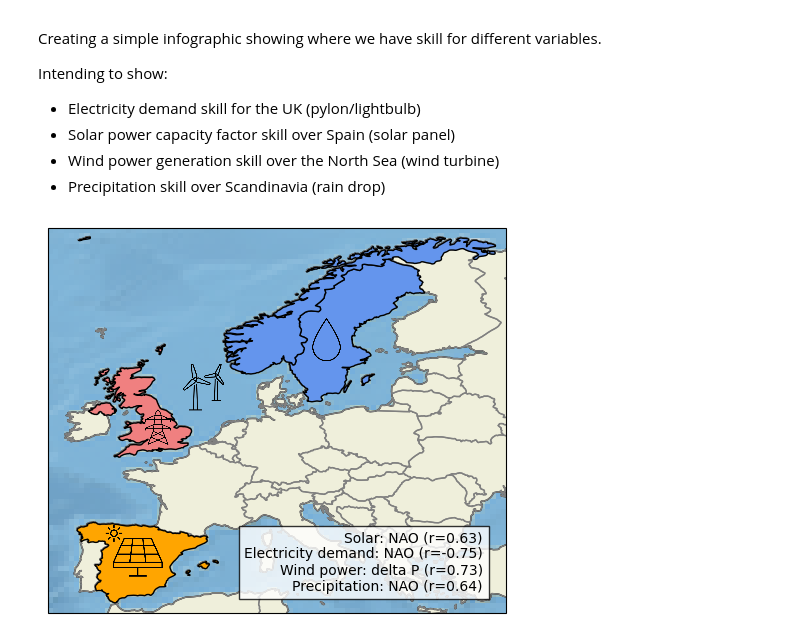
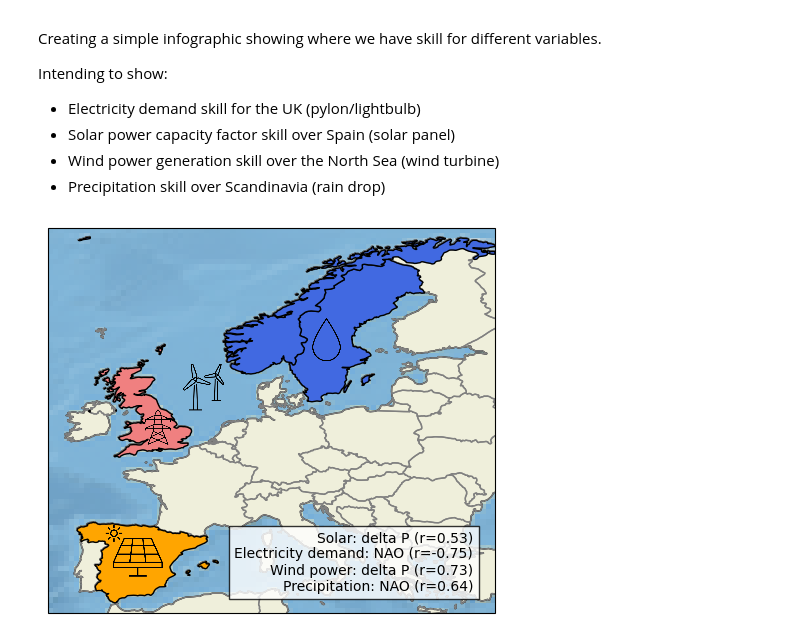
Before and after one commit to benhutchmet/energy-met-corr, a Jupyter notebook: infographic.ipynb, the cells around one changed output. Cells and saved outputs as stored; diff of their text form; code cells hidden in the pictures.

Commit message:
no more northern ireland

```diff
--- a/infographic.ipynb
+++ b/infographic.ipynb
@@ -39,9 +39,12 @@ boundaries = EEZ_shapefile.records()
 # # where ISO_SOV1 is in the list of eez_agg_countries
 # eez_shapefile = EEZ_shapefile[EEZ_shapefile["ISO_SOV1"].isin(dicts.eez_agg_countries)]
 # %%
+from shapely.geometry import shape, MultiPolygon
+from shapely.ops import unary_union
+
 fig = plt.figure(figsize=(10, 5))
 ax = fig.add_subplot(1, 1, 1, projection=ccrs.PlateCarree())
-ax.set_extent([-12, 32, 35, 72], crs=ccrs.PlateCarree())
+ax.set_extent([-12, 31, 35, 72], crs=ccrs.PlateCarree())
 ax.stock_img()
 
 rain_path = "/home/users/benhutch/energy-met-corr/images/rain.png"
@@ -77,13 +80,29 @@ countries = reader.records()
 highlight_countries = {
     'United Kingdom': 'lightcoral',
     'Spain': 'orange',
-    'Norway': 'cornflowerblue',
-    'Sweden': 'cornflowerblue',
+    'Norway': 'royalblue',
+    'Sweden': 'royalblue',
 }
+
+# Define the geometry of Northern Ireland (example coordinates)
+northern_ireland_geom = MultiPolygon([shape({
+    "type": "Polygon",
+    "coordinates": [[
+        [-8.0, 55.3], [-5.5, 55.3], [-5.5, 54.0], [-8.0, 54.0], [-8.0, 55.3]
+    ]]
+})])
 
 for country in countries:
     if country.attributes['NAME'] in highlight_countries:
         geom = shape(country.geometry)
+
+        # If the country is the United Kingdom, subtract Northern Ireland
+        if country.attributes['NAME'] == 'United Kingdom':
+            geom = geom.difference(northern_ireland_geom)
+
+        # # Print geom for debugging
+        # print(geom)
+
         ax.add_geometries([geom], ccrs.PlateCarree(),
                           facecolor=highlight_countries[country.attributes['NAME']],
                           edgecolor='black')
@@ -99,45 +118,45 @@ ax.add_artist(ab)
 # add the wind over the NOrth Sea
 ab = AnnotationBbox(wind, (2.6, 50), frameon=False, xycoords='data', boxcoords="offset points", pad=0.5)
 ax.add_artist(ab)
 
 # add the pylon over the UK
 ab = AnnotationBbox(pylon, (-1.3, 46.6), frameon=False, xycoords='data', boxcoords="offset points", pad=0.5)
 ax.add_artist(ab)
 
-# print all of the boundaries
-for boundary in boundaries:
-    if boundary.attributes["ISO_SOV1"] in dicts.eez_agg_countries:
-        geoname = boundary.attributes["GEONAME"]
-        if "Exclusive Economic Zone" in geoname and "(" not in geoname and ")" not in geoname:
-            # # print the iso code
-            # print(boundary.attributes["ISO_SOV1"])
-            # # print the geoname
-            # print(boundary.attributes["GEONAME"])
-            geom = shape(boundary.geometry)
-            ax.add_geometries([geom], ccrs.PlateCarree(),
-                              facecolor='pink',
-                              edgecolor='black')
+# # print all of the boundaries
+# for boundary in boundaries:
+#     if boundary.attributes["ISO_SOV1"] in dicts.eez_agg_countries:
+#         geoname = boundary.attributes["GEONAME"]
+#         if "Exclusive Economic Zone" in geoname and "(" not in geoname and ")" not in geoname:
+#             # # print the iso code
+#             # print(boundary.attributes["ISO_SOV1"])
+#             # # print the geoname
+#             # print(boundary.attributes["GEONAME"])
+#             geom = shape(boundary.geometry)
+#             ax.add_geometries([geom], ccrs.PlateCarree(),
+#                               facecolor='dodgerblue',
+#                               edgecolor='none')
 
 # Add a text annotation for the license information to the bottom right corner.
 # text = AnchoredText('\u00A9 {}; license: {}'
 #                     ''.format(SOURCE, LICENSE),
 #                     loc=4, prop={'size': 12}, frameon=True)
 # ax.add_artist(text)
 
-plt.text(0.95, 0.05, '''Solar: NAO (r=0.63)
+plt.text(0.95, 0.05, '''Solar: delta P (r=0.53)
 Electricity demand: NAO (r=-0.75)
 Wind power: delta P (r=0.73)
 Precipitation: NAO (r=0.64)''',
          verticalalignment='bottom', horizontalalignment='right',
          transform=ax.transAxes,
          color='black', fontsize=10, bbox=dict(facecolor='white', alpha=0.8))
 
 plt.show()
 
 # set up a name for the figure
 fig_name = "/home/users/benhutch/energy-met-corr/images/eez_map.pdf"
 
 # save the figure as a pdf with a high dpi
 fig.savefig(fig_name, bbox_inches='tight', dpi=600)
 # %% [output]
-[figure, old version]
+[figure, new version]
```
Also changed, not shown: 2 other files.
